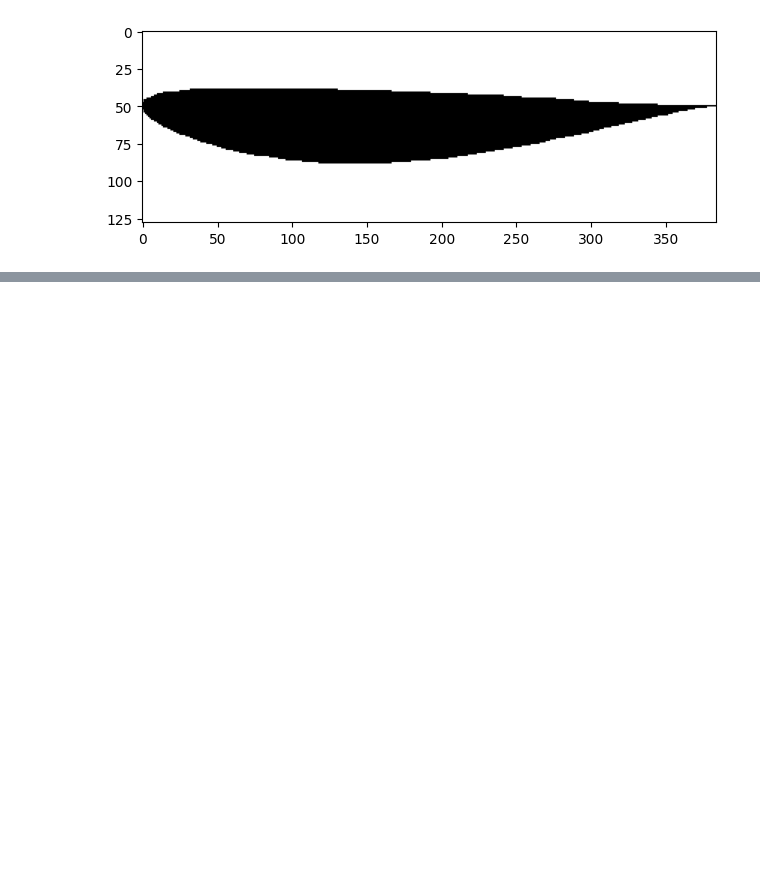
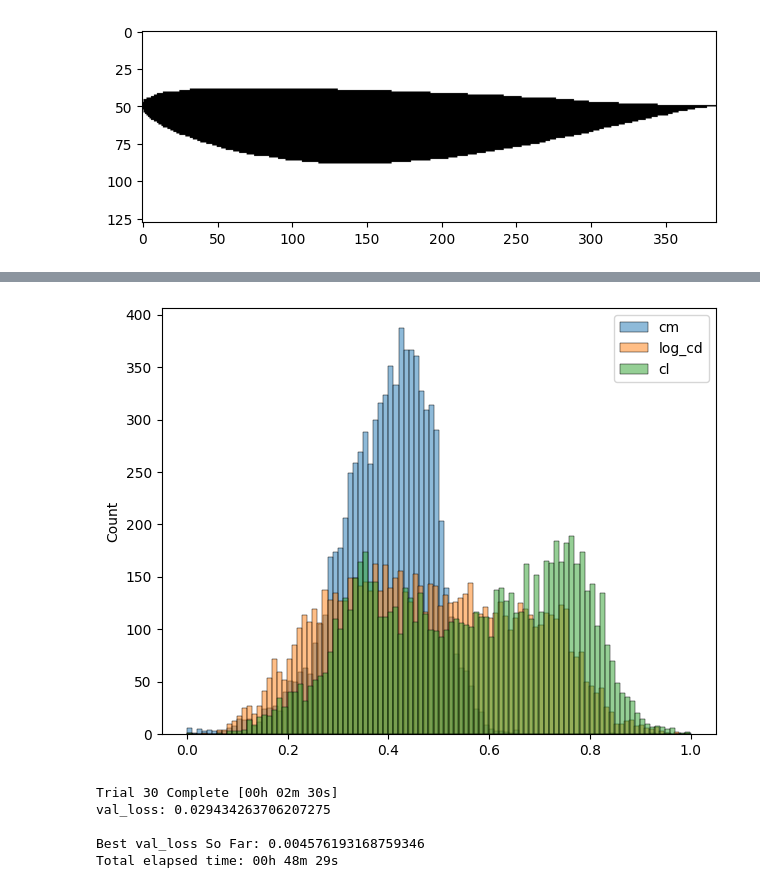
Before and after one commit to vicmcl/deeplearwing, a Jupyter notebook: deeplearwing/notebook/training.ipynb, the cells around one changed output, grey strips where cells are left out. Cells and saved outputs as stored; diff of their text form; code cells hidden in the pictures; blank space fills up the shorter version.

```diff
--- a/deeplearwing/notebook/training.ipynb
+++ b/deeplearwing/notebook/training.ipynb
@@ -161,3 +149,16 @@ X_train.head()
+# %%
+y_train_array = np.array([x for x in y_train])
+y_test_array = np.array([x for x in y_test])
+# %%
+import seaborn as sns
+
+sns.histplot(y_train_array[:, 2], label = 'cm', bins=100, alpha=0.5)
+sns.histplot(y_train_array[:, 0], label = 'log_cd', bins=100, alpha=0.5)
+sns.histplot(y_train_array[:, 1], label = 'cl', bins=100, alpha=0.5)
+plt.legend()
+plt.tight_layout()
+# %% [output]
+[figure, added]
 # %%
 from tensorflow.random import set_seed
 
@@ -222,0 +282,28 @@ history = model.fit(
+# %%
+import keras_tuner as kt
+
+tuner = kt.Hyperband(
+    hypermodel = build_model,
+    objective = "val_loss",
+    max_epochs = 10,
+    directory = PROJECT_PATH,
+    project_name = "tuner",
+    overwrite = True
+)
+
+tuner.search(
+    [X_train_CNN, X_train_ANN],
+    y_train_array,
+    epochs = 10,
+    batch_size = 32,
+    shuffle = True,
+    validation_split = 0.2,
+)
+
+models = tuner.get_best_models()
+# %% [output]
+Trial 30 Complete [00h 02m 30s]
+val_loss: 0.029434263706207275
+
+Best val_loss So Far: 0.004576193168759346
+Total elapsed time: 00h 48m 29s
```
Also changed, not shown: parts of 24 cells of this notebook.
